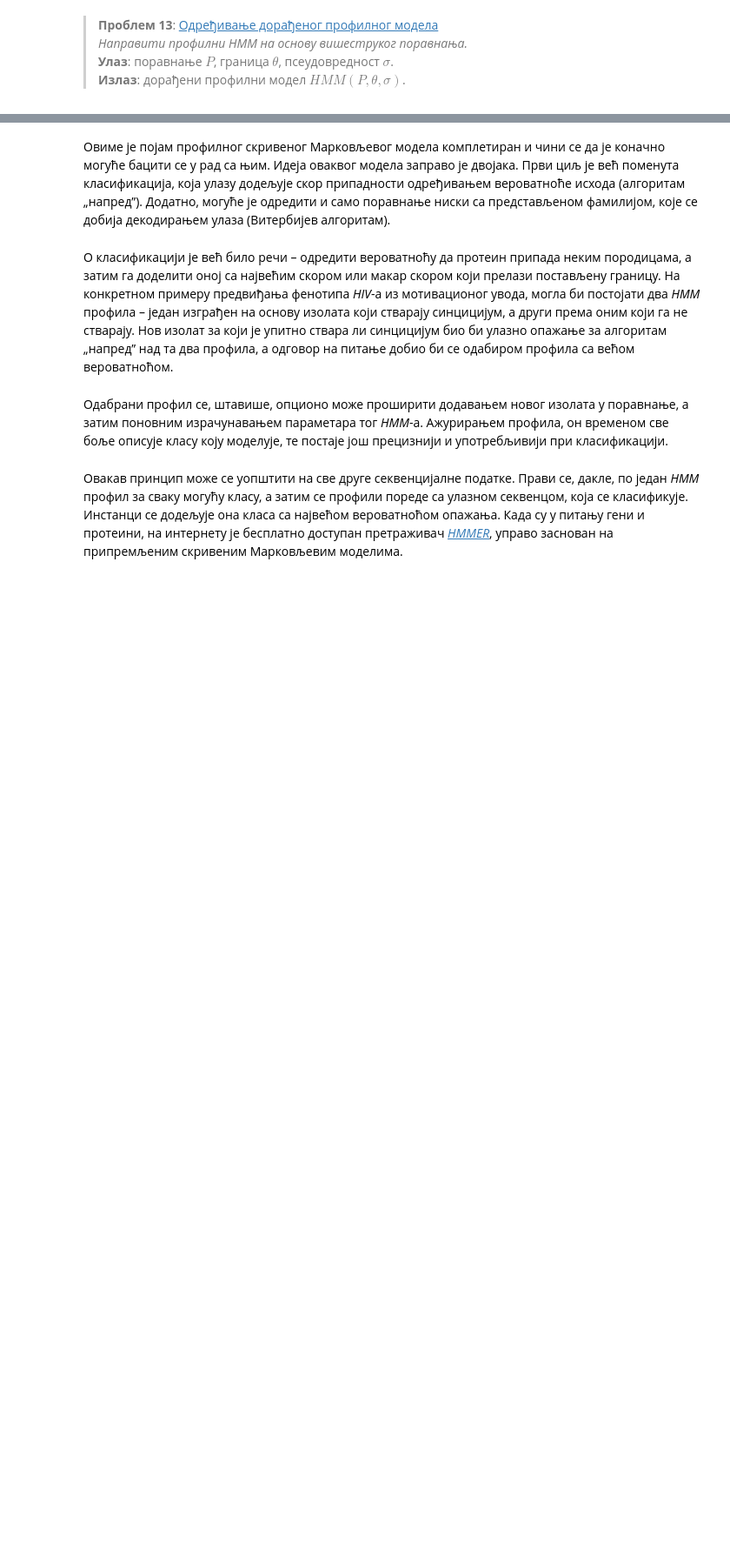
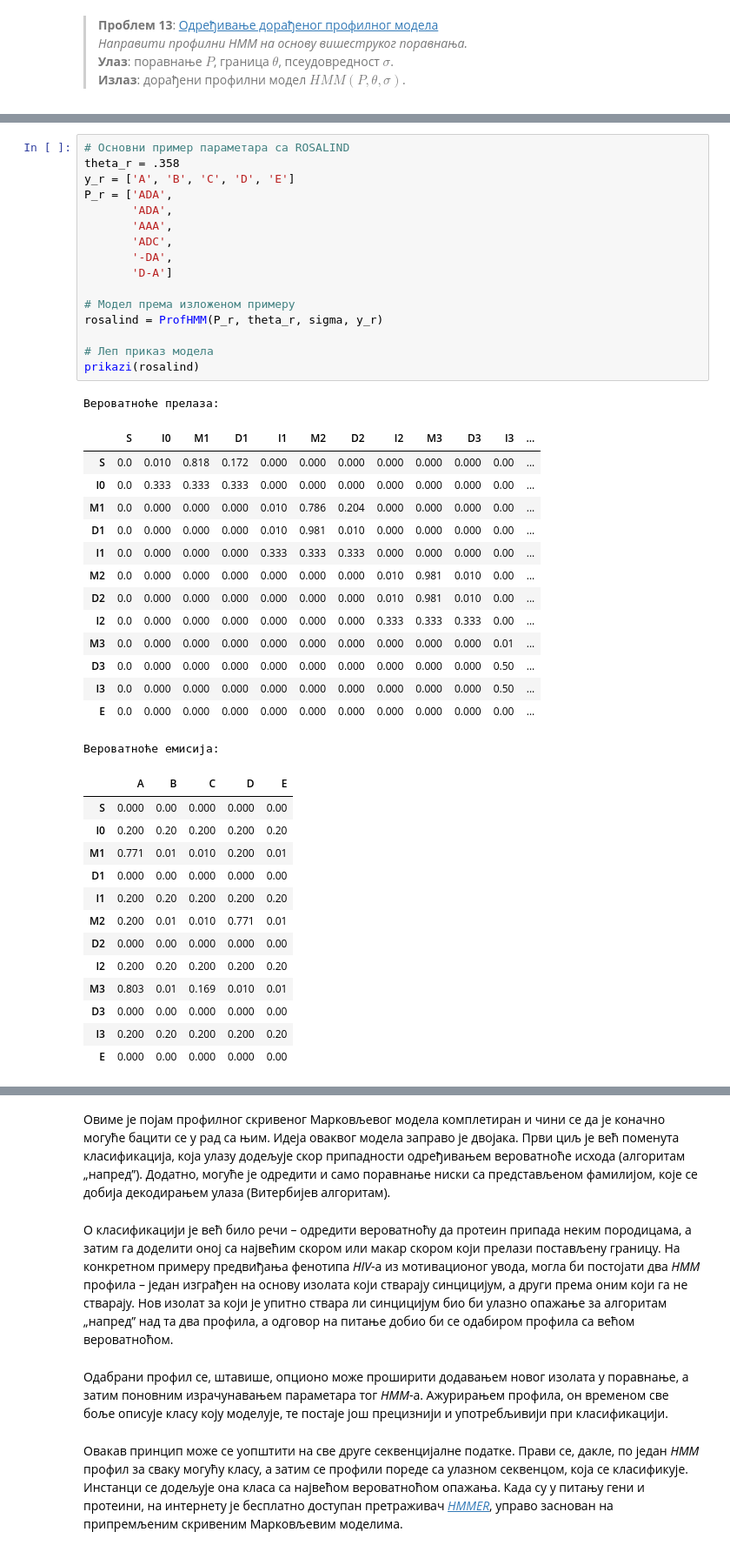
Before and after one commit to matfija/HMM-u-bioinformatici, a Jupyter notebook: lekcija/HMM-u-bioinformatici.ipynb, the cells around one changed output, grey strips where cells are left out. Shown at 87% size. Saved outputs shown, nothing was run; the diff lists cells and outputs as text; blank space fills up the shorter version.

```diff
--- a/lekcija/HMM-u-bioinformatici.ipynb
+++ b/lekcija/HMM-u-bioinformatici.ipynb
@@ -4029,0 +4414,45 @@ class ProfHMM(HMM): pass
+# %%
+# Основни пример параметара са ROSALIND
+theta_r = .358
+y_r = ['A', 'B', 'C', 'D', 'E']
+P_r = ['ADA',
+       'ADA',
+       'AAA',
+       'ADC',
+       '-DA',
+       'D-A']
+
+# Модел према изложеном примеру
+rosalind = ProfHMM(P_r, theta_r, sigma, y_r)
+
+# Леп приказ модела
+prikazi(rosalind)
+# %% [output]
+Вероватноће прелаза:
+|  | S | I0 | M1 | D1 | I1 | M2 | D2 | I2 | M3 | D3 | I3 | ... |
+| S | 0.0 | 0.010 | 0.818 | 0.172 | 0.000 | 0.000 | 0.000 | 0.000 | 0.000 | 0.000 | 0.00 | ... |
+| I0 | 0.0 | 0.333 | 0.333 | 0.333 | 0.000 | 0.000 | 0.000 | 0.000 | 0.000 | 0.000 | 0.00 | ... |
+| M1 | 0.0 | 0.000 | 0.000 | 0.000 | 0.010 | 0.786 | 0.204 | 0.000 | 0.000 | 0.000 | 0.00 | ... |
+| D1 | 0.0 | 0.000 | 0.000 | 0.000 | 0.010 | 0.981 | 0.010 | 0.000 | 0.000 | 0.000 | 0.00 | ... |
+| I1 | 0.0 | 0.000 | 0.000 | 0.000 | 0.333 | 0.333 | 0.333 | 0.000 | 0.000 | 0.000 | 0.00 | ... |
+| M2 | 0.0 | 0.000 | 0.000 | 0.000 | 0.000 | 0.000 | 0.000 | 0.010 | 0.981 | 0.010 | 0.00 | ... |
+| D2 | 0.0 | 0.000 | 0.000 | 0.000 | 0.000 | 0.000 | 0.000 | 0.010 | 0.981 | 0.010 | 0.00 | ... |
+| I2 | 0.0 | 0.000 | 0.000 | 0.000 | 0.000 | 0.000 | 0.000 | 0.333 | 0.333 | 0.333 | 0.00 | ... |
+| M3 | 0.0 | 0.000 | 0.000 | 0.000 | 0.000 | 0.000 | 0.000 | 0.000 | 0.000 | 0.000 | 0.01 | ... |
+| D3 | 0.0 | 0.000 | 0.000 | 0.000 | 0.000 | 0.000 | 0.000 | 0.000 | 0.000 | 0.000 | 0.50 | ... |
+| I3 | 0.0 | 0.000 | 0.000 | 0.000 | 0.000 | 0.000 | 0.000 | 0.000 | 0.000 | 0.000 | 0.50 | ... |
+| E | 0.0 | 0.000 | 0.000 | 0.000 | 0.000 | 0.000 | 0.000 | 0.000 | 0.000 | 0.000 | 0.00 | ... |
+Вероватноће емисија:
+|  | A | B | C | D | E |
+| S | 0.000 | 0.00 | 0.000 | 0.000 | 0.00 |
+| I0 | 0.200 | 0.20 | 0.200 | 0.200 | 0.20 |
+| M1 | 0.771 | 0.01 | 0.010 | 0.200 | 0.01 |
+| D1 | 0.000 | 0.00 | 0.000 | 0.000 | 0.00 |
+| I1 | 0.200 | 0.20 | 0.200 | 0.200 | 0.20 |
+| M2 | 0.200 | 0.01 | 0.010 | 0.771 | 0.01 |
+| D2 | 0.000 | 0.00 | 0.000 | 0.000 | 0.00 |
+| I2 | 0.200 | 0.20 | 0.200 | 0.200 | 0.20 |
+| M3 | 0.803 | 0.01 | 0.169 | 0.010 | 0.01 |
+| D3 | 0.000 | 0.00 | 0.000 | 0.000 | 0.00 |
+| I3 | 0.200 | 0.20 | 0.200 | 0.200 | 0.20 |
+| E | 0.000 | 0.00 | 0.000 | 0.000 | 0.00 |
```
Also changed, not shown: parts of 49 cells of this notebook, 3 other files.
